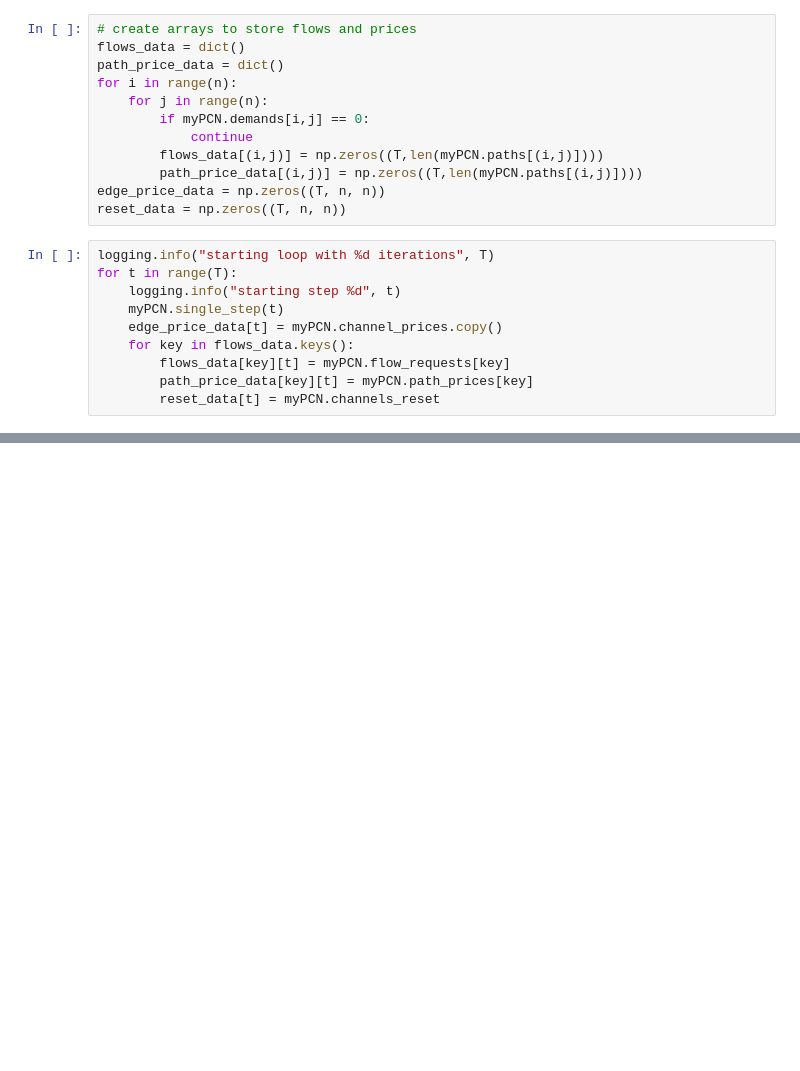
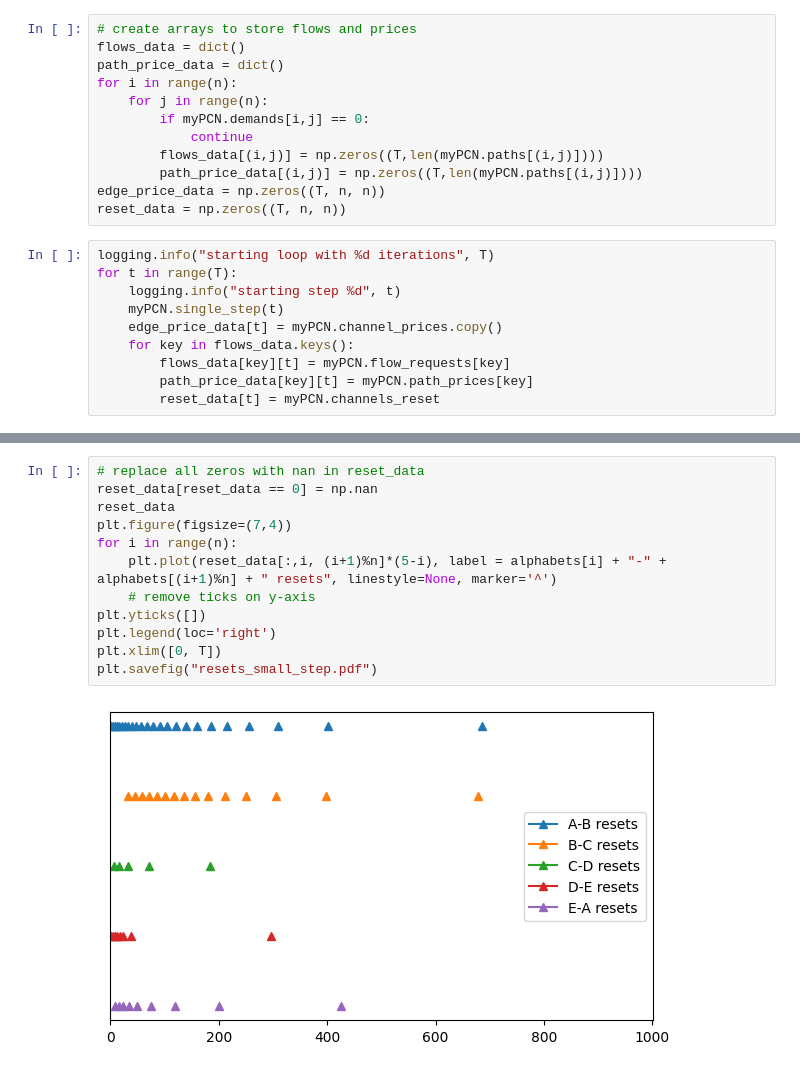
Before and after one commit to surya-sankagiri/payment-channel-networks, a Jupyter notebook: DEBT_control_large_network.ipynb, the cells around one changed output, grey strips where cells are left out. Drawn from its saved outputs; the diff is of its cells as text; blank space fills up the shorter version.

```diff
--- a/DEBT_control_large_network.ipynb
+++ b/DEBT_control_large_network.ipynb
@@ -107,3 +103,17 @@ flows_data[(1,0)][-1]
+# %%
+# replace all zeros with nan in reset_data
+reset_data[reset_data == 0] = np.nan
+reset_data
+plt.figure(figsize=(7,4))
+for i in range(n):
+    plt.plot(reset_data[:,i, (i+1)%n]*(5-i), label = alphabets[i] + "-" + alphabets[(i+1)%n] + " resets", linestyle=None, marker='^')
+    # remove ticks on y-axis
+plt.yticks([])
+plt.legend(loc='right')
+plt.xlim([0, T])
+plt.savefig("resets_small_step.pdf")
+# %% [output]
+[figure, added]
 # %%
 plt.figure(figsize=(7,4))
 for i in range(n):
```
Also changed, not shown: parts of 7 cells of this notebook.
